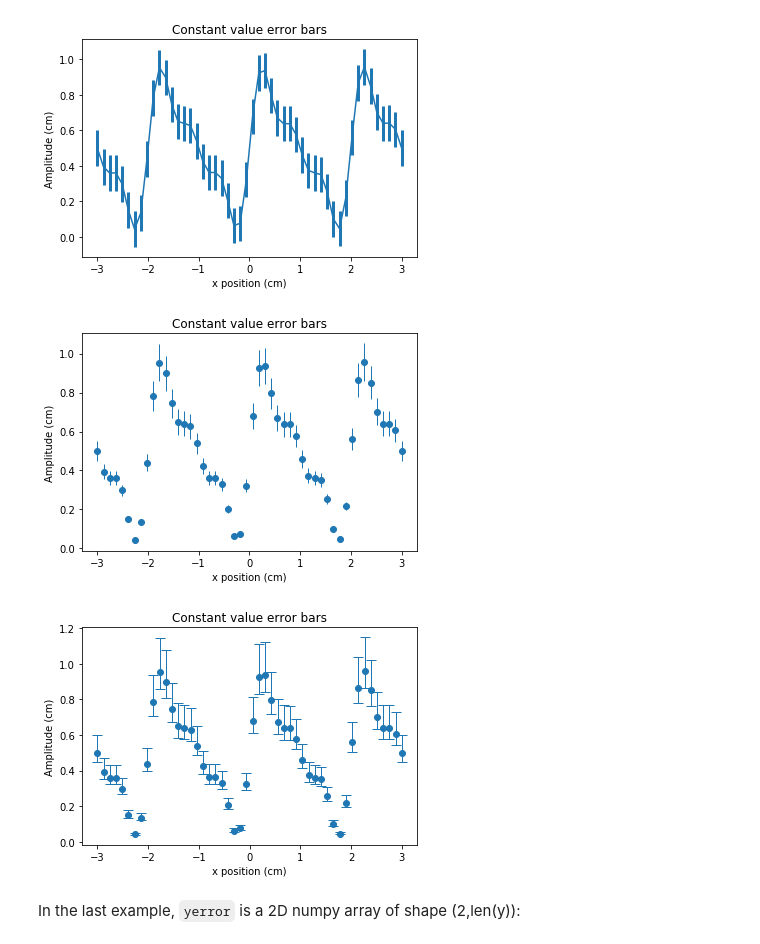
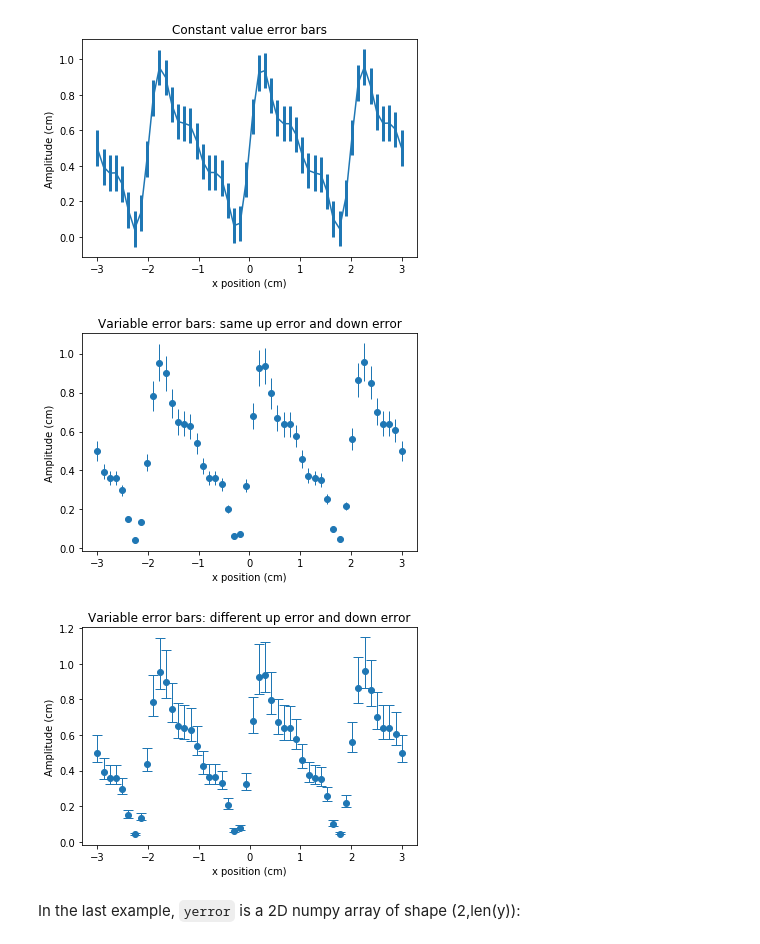
Before and after one commit to dpawlows/Foundations-of-Scientific-Computing, a Jupyter notebook: lessons/L7/pyplot.ipynb, the cells around one changed output. Saved outputs shown, nothing was run; the diff lists cells and outputs as text; code cells hidden in the pictures.

Commit message:
fixed plot titles

```diff
--- a/lessons/L7/pyplot.ipynb
+++ b/lessons/L7/pyplot.ipynb
@@ -253,23 +253,23 @@ pp.show()
 # %%
 yerror = 0.1*y   # All values have an uncertainty of 10%
 pp.errorbar(x,y,yerr=yerror,elinewidth=1,fmt="o")
-pp.title("Constant value error bars")
+pp.title("Variable error bars: same up error and down error")
 pp.xlabel('x position (cm)')
 pp.ylabel('Amplitude (cm)')
 pp.show()
 # %% [output]
-[figure, old version]
+[figure, new version]
 # %%
 yerrorup = 0.2*y   # All values have an uncertainty of 20% upwards
 yerrordown = 0.1*y   # All values have an uncertainty of 10% upwards
 yerror = np.array([yerrordown,yerrorup])
 pp.errorbar(x,y,yerr=yerror,elinewidth=1,fmt="o",capsize=5)
-pp.title("Constant value error bars")
+pp.title("Variable error bars: different up error and down error")
 pp.xlabel('x position (cm)')
 pp.ylabel('Amplitude (cm)')
 pp.show()
 # %% [output]
-[figure, old version]
+[figure, new version]
 # %% [markdown]
 In the last example, ``yerror`` is a 2D numpy array of shape (2,len(y)):
 # %%
```
